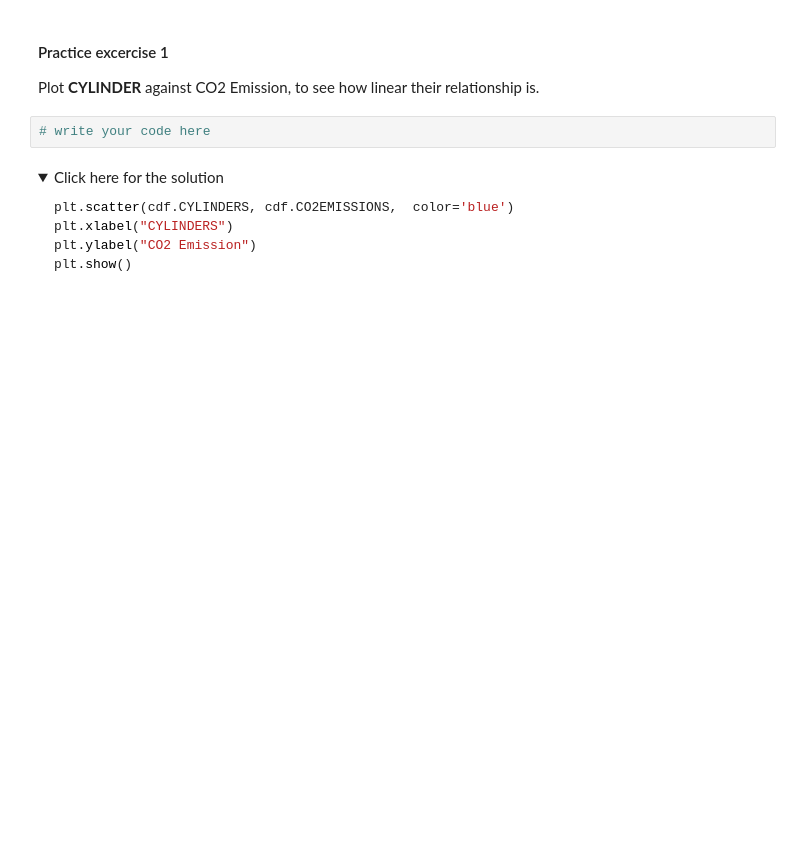
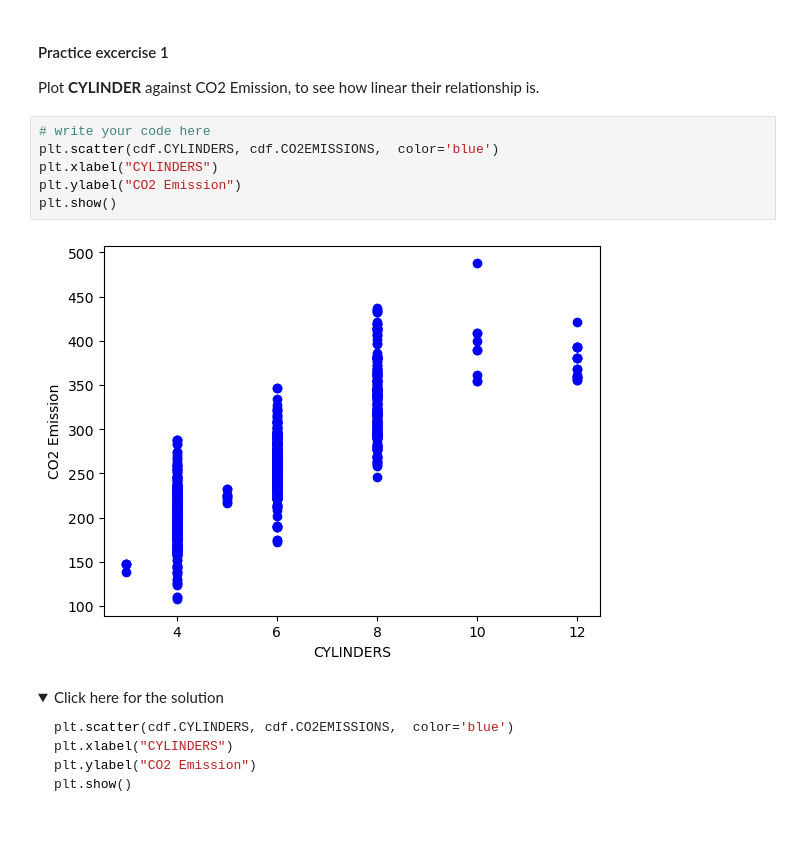
Before and after one commit to zhaosong217/Data_Science, a Jupyter notebook: Coursera - IBM Data Science/Assignments/Simple Linear Regression_M2.1.ipynb, the cells around one changed output. Drawn from its saved outputs; the diff is of its cells as text; folded sections open; blank space fills up the shorter version.

```diff
--- a/Coursera - IBM Data Science/Assignments/Simple Linear Regression_M2.1.ipynb
+++ b/Coursera - IBM Data Science/Assignments/Simple Linear Regression_M2.1.ipynb
@@ -152,8 +152,14 @@ Although the relationship between engine size and CO2 emission is quite linear,
 # %% [markdown]
 #### Practice excercise 1
 Plot __CYLINDER__ against CO2 Emission, to see how linear their relationship is.
-# %%
-# write your code here
+# %%
+# write your code here
+plt.scatter(cdf.CYLINDERS, cdf.CO2EMISSIONS,  color='blue')
+plt.xlabel("CYLINDERS")
+plt.ylabel("CO2 Emission")
+plt.show()
+# %% [output]
+[figure, added]
 # %% [markdown]
 <details><summary>Click here for the solution</summary>
 
```
Also changed, not shown: parts of 8 cells of this notebook, 4 other files.
